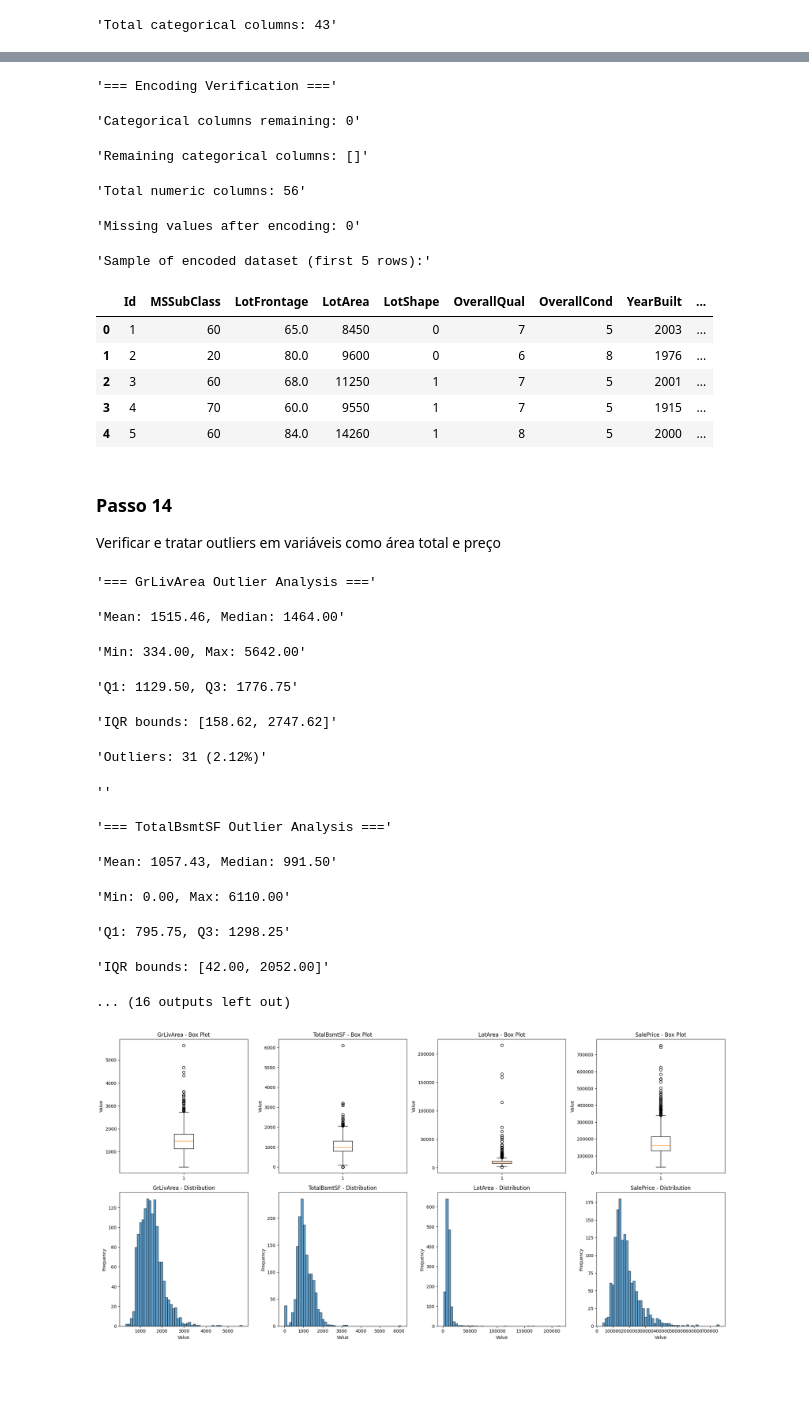
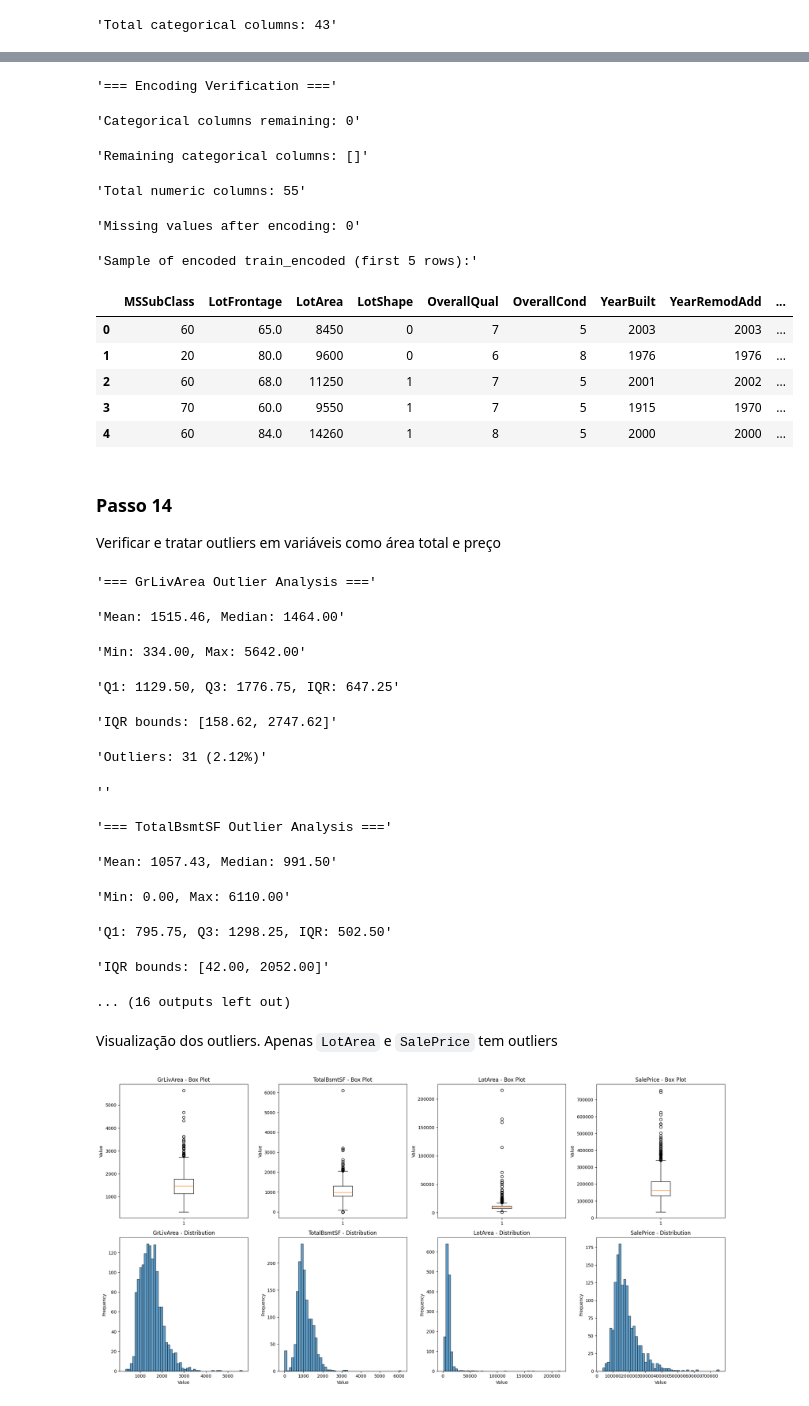
Before and after one commit to murilomaiaa/house-prices-prediction, a Jupyter notebook: estudo-dirigido.ipynb, the cells around one changed output, grey strips where cells are left out. Cells and saved outputs as stored; diff of their text form; code cells hidden in the pictures; blank space fills up the shorter version.

```diff
--- a/estudo-dirigido.ipynb
+++ b/estudo-dirigido.ipynb
@@ -273,6 +131,8 @@ Series([], dtype: int64)
 # %%
 # Verify the filling results
 verification_data = {}
+train_filled = add_null_values(train)
+
 
 # Check some key features to ensure the filling makes sense
 verification_data['LotFrontage'] = {
@@ -280,12 +140,6 @@ verification_data['LotFrontage'] = {
     'original_missing': train['LotFrontage'].isnull().sum(),
     'min_value': train_filled['LotFrontage'].min(),
     'max_value': train_filled['LotFrontage'].max()
-}
-
-verification_data['Electrical'] = {
-    'mode_used': electrical_mode,
-    'original_missing': train['Electrical'].isnull().sum(),
-    'value_counts': train_filled['Electrical'].value_counts().head()
 }
 
 verification_data['MasVnrArea'] = {
@@ -451,10 +258,5 @@ for var in ordinal_vars.keys():
 # %%
-# Apply One-Hot Encoding for nominal variables
-import pandas as pd
-
-# Get dummy variables for nominal variables
-train_encoded = pd.get_dummies(train_encoded, columns=nominal_vars, prefix=nominal_vars)
-
+train_encoded = transform_categoric_variables(train_filled)
 display("One-hot encoding completed for nominal variables.")
 display(f"Dataset shape after encoding: {train_encoded.shape}")
 display(f"Original shape: {train_filled.shape}")
@@ -467,48 +278,44 @@ display(f"New columns added: {train_encoded.shape[1] - train_filled.shape[1]}")
 # %%
 # Verify the encoding results
 display("=== Encoding Verification ===")
 
 # Check data types
 categorical_remaining = train_encoded.select_dtypes(include=['object']).columns
 display(f"Categorical columns remaining: {len(categorical_remaining)}")
 display(f"Remaining categorical columns: {list(categorical_remaining)}")
 
 # Verify all columns are numeric now
 numeric_cols = train_encoded.select_dtypes(include=['int64', 'float64']).columns
 display(f"Total numeric columns: {len(numeric_cols)}")
 
 # Check for any missing values
 missing_after_encoding = train_encoded.isnull().sum().sum()
 display(f"Missing values after encoding: {missing_after_encoding}")
 
 # Show sample of encoded data
-display("Sample of encoded dataset (first 5 rows):")
+display("Sample of encoded train_encoded (first 5 rows):")
 display(train_encoded.iloc[:5])
 
 # Update the main train variable
 train = train_encoded.copy()
 # %% [output]
 '=== Encoding Verification ==='
 'Categorical columns remaining: 0'
 'Remaining categorical columns: []'
-'Total numeric columns: 56'
+'Total numeric columns: 55'
 'Missing values after encoding: 0'
-'Sample of encoded dataset (first 5 rows):'
+'Sample of encoded train_encoded (first 5 rows):'
-|  | Id | MSSubClass | LotFrontage | LotArea | LotShape | OverallQual | OverallCond | YearBuilt | ... |
-| 0 | 1 | 60 | 65.0 | 8450 | 0 | 7 | 5 | 2003 | ... |
-| 1 | 2 | 20 | 80.0 | 9600 | 0 | 6 | 8 | 1976 | ... |
-| 2 | 3 | 60 | 68.0 | 11250 | 1 | 7 | 5 | 2001 | ... |
-| 3 | 4 | 70 | 60.0 | 9550 | 1 | 7 | 5 | 1915 | ... |
-| 4 | 5 | 60 | 84.0 | 14260 | 1 | 8 | 5 | 2000 | ... |
+|  | MSSubClass | LotFrontage | LotArea | LotShape | OverallQual | OverallCond | YearBuilt | YearRemodAdd | ... |
+| 0 | 60 | 65.0 | 8450 | 0 | 7 | 5 | 2003 | 2003 | ... |
+| 1 | 20 | 80.0 | 9600 | 0 | 6 | 8 | 1976 | 1976 | ... |
+| 2 | 60 | 68.0 | 11250 | 1 | 7 | 5 | 2001 | 2002 | ... |
+| 3 | 70 | 60.0 | 9550 | 1 | 7 | 5 | 1915 | 1970 | ... |
+| 4 | 60 | 84.0 | 14260 | 1 | 8 | 5 | 2000 | 2000 | ... |
 # %% [markdown]
 ### Passo 14
 Verificar e tratar outliers em variáveis como área total e preço
 # %%
 # Analyze distribution and detect outliers using IQR method for area and price variables
-import numpy as np
-import matplotlib.pyplot as plt
-import seaborn as sns
-
 def detect_outliers_iqr(data, variable_name):
     Q1 = data.quantile(0.25)
     Q3 = data.quantile(0.75)
@@ -547,7 +354,7 @@ for var, analysis in outlier_analysis.items():
     display(f"=== {var} Outlier Analysis ===")
     display(f"Mean: {analysis['mean']:.2f}, Median: {analysis['median']:.2f}")
     display(f"Min: {analysis['min_value']:.2f}, Max: {analysis['max_value']:.2f}")
-    display(f"Q1: {analysis['Q1']:.2f}, Q3: {analysis['Q3']:.2f}")
+    display(f"Q1: {analysis['Q1']:.2f}, Q3: {analysis['Q3']:.2f}, IQR: {analysis['IQR']:.2f}")
     display(f"IQR bounds: [{analysis['lower_bound']:.2f}, {analysis['upper_bound']:.2f}]")
     display(f"Outliers: {analysis['outlier_count']} ({analysis['outlier_percentage']:.2f}%)")
     display("")
@@ -555,15 +362,17 @@ for var, analysis in outlier_analysis.items():
 '=== GrLivArea Outlier Analysis ==='
 'Mean: 1515.46, Median: 1464.00'
 'Min: 334.00, Max: 5642.00'
-'Q1: 1129.50, Q3: 1776.75'
+'Q1: 1129.50, Q3: 1776.75, IQR: 647.25'
 'IQR bounds: [158.62, 2747.62]'
 'Outliers: 31 (2.12%)'
 ''
 '=== TotalBsmtSF Outlier Analysis ==='
 'Mean: 1057.43, Median: 991.50'
 'Min: 0.00, Max: 6110.00'
-'Q1: 795.75, Q3: 1298.25'
+'Q1: 795.75, Q3: 1298.25, IQR: 502.50'
 'IQR bounds: [42.00, 2052.00]'
 ... (16 outputs left out)
+# %% [markdown]
+Visualização dos outliers. Apenas `LotArea` e `SalePrice` tem outliers
 # %%
 # Create visualizations for outliers
```
Also changed, not shown: parts of 27 cells of this notebook, 1 other file.
